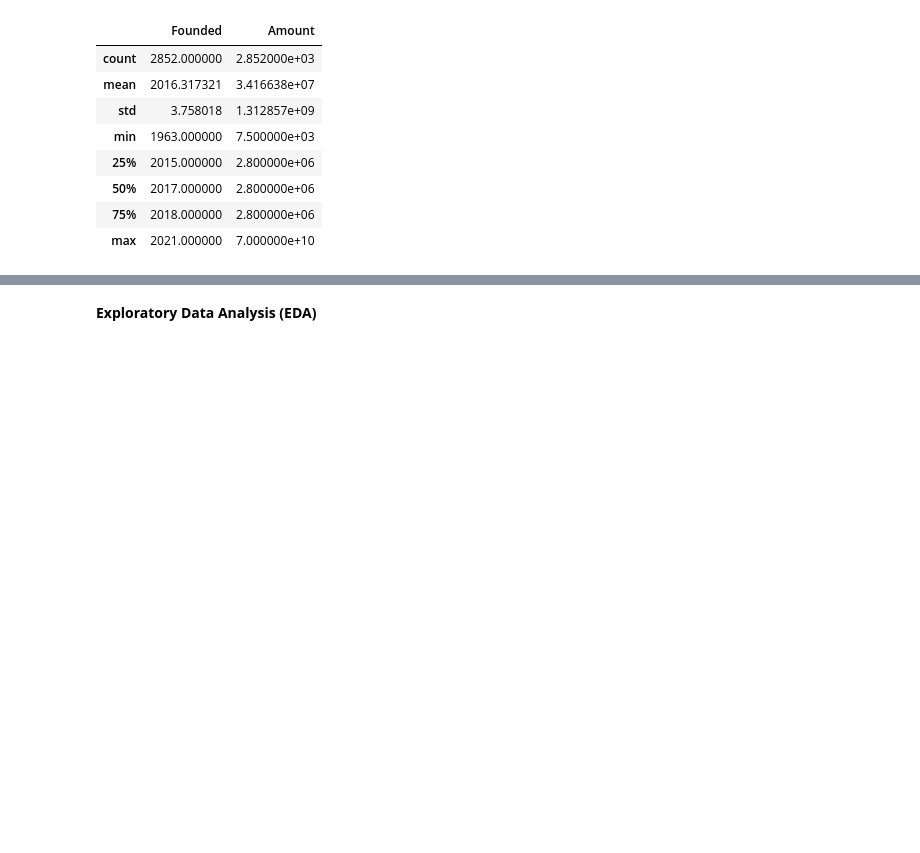
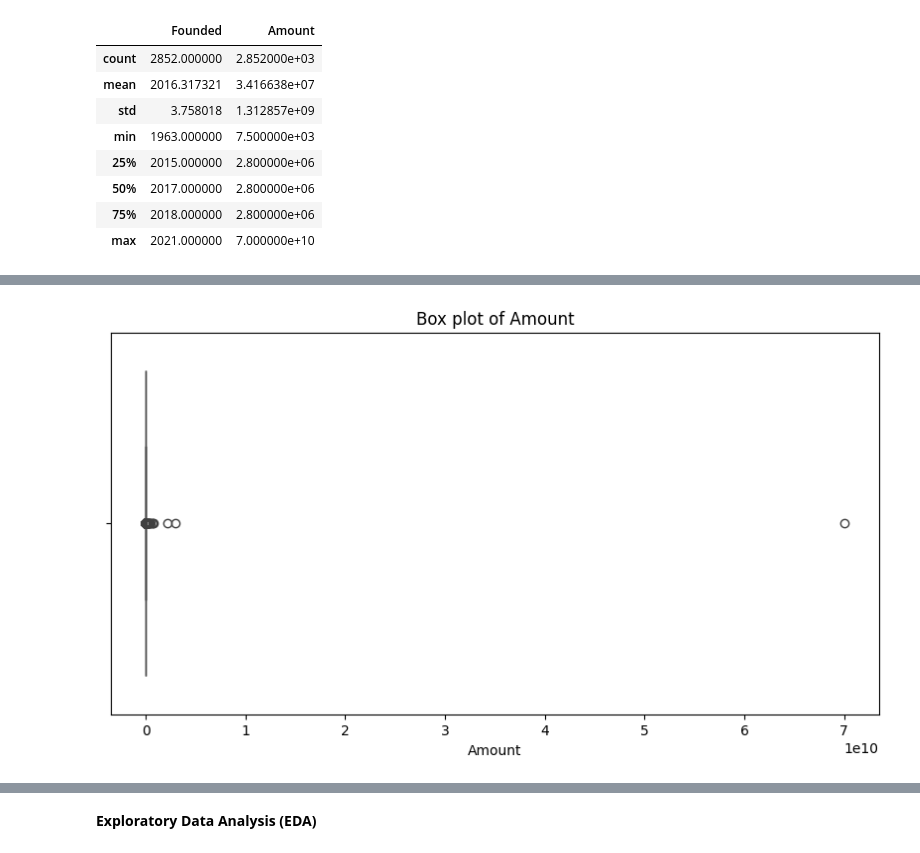
Before and after one commit to Ogoms/Analyzing-Indian-Startup-Funding-Trends-2018-2021-with-CRISP-DM, a Jupyter notebook: Notebook/Main.ipynb, the cells around one changed output, grey strips where cells are left out. Saved outputs shown, nothing was run; the diff lists cells and outputs as text; code cells hidden in the pictures; blank space fills up the shorter version.

```diff
--- a/Notebook/Main.ipynb
+++ b/Notebook/Main.ipynb
@@ -448,0 +515,7 @@ merged_data.head()
+# %%
+# Value count for categorical Columns
+
+categorical_columns = merged_data.select_dtypes(include=['object']).columns
+for column in categorical_columns:
+    value_counts = merged_data[column].value_counts()
+    print(f"Value counts for {column}:\n", value_counts)
@@ -448,0 +540,14 @@ merged_data.head()
+# %%
+# Checking for Outliers
+
+import matplotlib.pyplot as plt
+import seaborn as sns
+
+numerical_columns = merged_data.select_dtypes(include=['float64', 'int64']).columns
+for column in numerical_columns:
+    plt.figure(figsize=(10, 5))
+    sns.boxplot(x=merged_data[column])
+    plt.title(f'Box plot of {column}')
+    plt.show()
+# %% [output]
+[figure, added]
```
Also changed, not shown: parts of 22 cells of this notebook.
